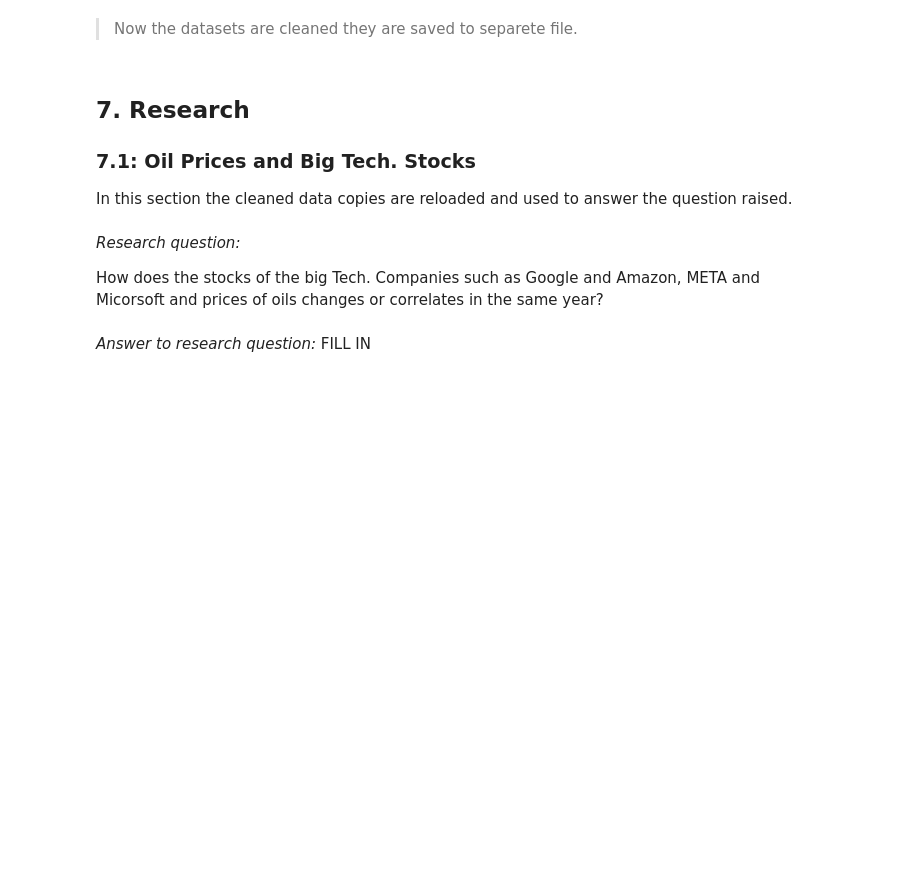
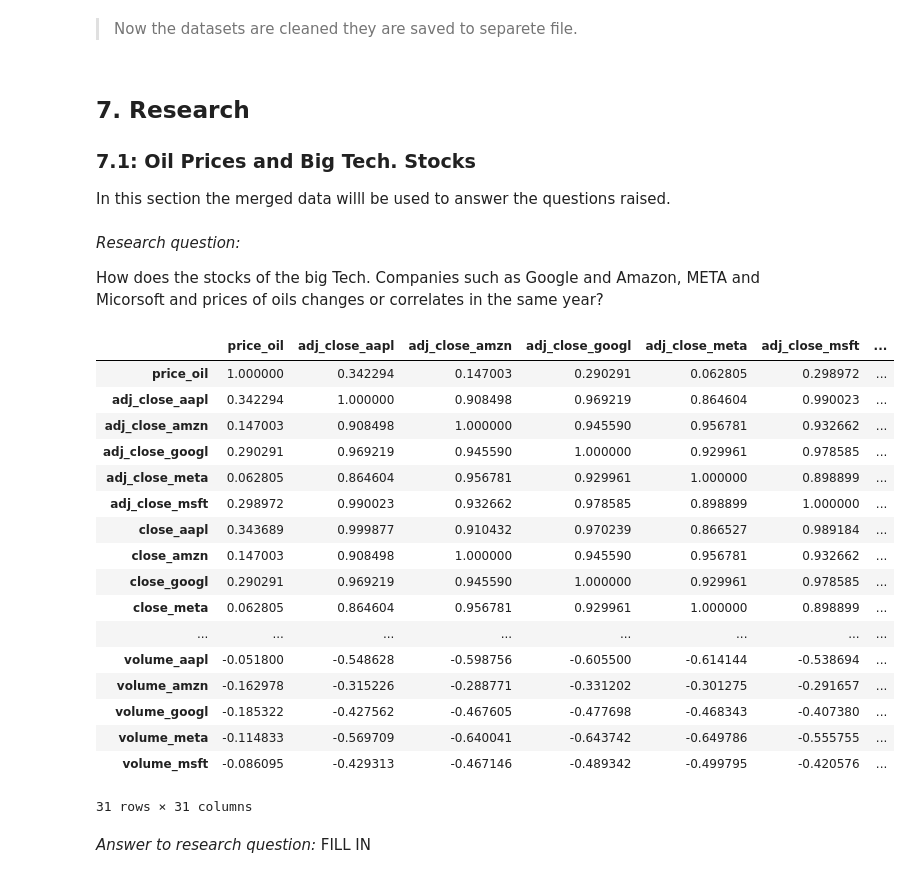
Before and after one commit to sondosaabed/Oil-vs-BigTech-stock-investigation, a Jupyter notebook: oil-bigTechCompanies-investigation.ipynb, the cells around one changed output. Saved outputs shown, nothing was run; the diff lists cells and outputs as text; code cells hidden in the pictures; blank space fills up the shorter version.

```diff
--- a/oil-bigTechCompanies-investigation.ipynb
+++ b/oil-bigTechCompanies-investigation.ipynb
@@ -645,3 +625,4 @@ def fill_area_name(row):
 # %%
 ## Let's apply the mapping into the area-name column
-oil_data_cleaned['area-name'] = oil_data_cleaned.apply(fill_area_name, axis=1)
+oil_data_cleaned.fillna(method='bfill', inplace=True) ## fillna with backward fill for META FB
+oil_data_cleaned.sample(5)
@@ -676,6 +666,9 @@ In the oil datsaet there were all of the datatypes are objects.
 # %%
 ## Apply the cleaning strategy which is use teh to_datetime
 oil_data_cleaned['period'] = pd.to_datetime(oil_data_cleaned['period'])
+# %%
+## change the datatype of the value column to numerical
+oil_data_cleaned['value'] = pd.to_numeric(oil_data_cleaned['value'])
 # %%
 ## to Validate the cleaning was successful used info
 oil_data_cleaned.info()
@@ -772,14 +767,16 @@ The cleaning here is done by applying the new mapping following the convention t
 ## axtracting the new names
 new_oils_names = {
     'period': 'date',
-    'duoarea': 'duoarea',
-    'area-name': 'area_name',
-    'product': 'product',
-    'product-name': 'product_name',
-    'series': 'series',
+    'duoarea': 'duoarea_oil',
+    'area-name': 'area_name_oil',
+    'product': 'oil_product_code',
+    'product-name': 'oil_product_name',
+    'series': 'oil_series',
     'process-name': 'process_name',
     'process': 'process',
-    'series-description': 'series_description'
+    'series-description': 'oil_series_description',
+    'value':'price_oil',
+    'units':'units'
 }
 new_oils_names
 # %% [output]
@@ -826,5 +826,5 @@ In the oil satasets the process-name and the process have only one unique value,
 # %%
-oil_data_cleaned.drop(columns=['process','process_name'],inplace=True)
+oil_data_cleaned.drop(columns=['process','process_name','units'],inplace=True)
 # %%
 oil_data_cleaned.columns
 # %% [output]
@@ -875,7 +876,7 @@ stocks_data_cleaned.to_csv('data/stock_data_cleaned.csv', index=False) ## store
 ## 7. Research
 
 ### **7.1:** Oil Prices and Big Tech. Stocks
-In this section the cleaned data copies are reloaded and used to answer the question raised.
+In this section the merged data willl be used to answer the questions raised.
 # %% [markdown]
 *Research question:*
 
@@ -883,6 +884,26 @@ How does the stocks of the big Tech. Companies such as Google and Amazon, META a
 # %%
 ## Visual 1 - FILL IN
 ## Plotting the corrleation matrix
+merged_data.corr(numeric_only=True)
+# %% [output]
+|  | price_oil | adj_close_aapl | adj_close_amzn | adj_close_googl | adj_close_meta | adj_close_msft | ... |
+| price_oil | 1.000000 | 0.342294 | 0.147003 | 0.290291 | 0.062805 | 0.298972 | ... |
+| adj_close_aapl | 0.342294 | 1.000000 | 0.908498 | 0.969219 | 0.864604 | 0.990023 | ... |
+| adj_close_amzn | 0.147003 | 0.908498 | 1.000000 | 0.945590 | 0.956781 | 0.932662 | ... |
+| adj_close_googl | 0.290291 | 0.969219 | 0.945590 | 1.000000 | 0.929961 | 0.978585 | ... |
+| adj_close_meta | 0.062805 | 0.864604 | 0.956781 | 0.929961 | 1.000000 | 0.898899 | ... |
+| adj_close_msft | 0.298972 | 0.990023 | 0.932662 | 0.978585 | 0.898899 | 1.000000 | ... |
+| close_aapl | 0.343689 | 0.999877 | 0.910432 | 0.970239 | 0.866527 | 0.989184 | ... |
+| close_amzn | 0.147003 | 0.908498 | 1.000000 | 0.945590 | 0.956781 | 0.932662 | ... |
+| close_googl | 0.290291 | 0.969219 | 0.945590 | 1.000000 | 0.929961 | 0.978585 | ... |
+| close_meta | 0.062805 | 0.864604 | 0.956781 | 0.929961 | 1.000000 | 0.898899 | ... |
+| ... | ... | ... | ... | ... | ... | ... | ... |
+| volume_aapl | -0.051800 | -0.548628 | -0.598756 | -0.605500 | -0.614144 | -0.538694 | ... |
+| volume_amzn | -0.162978 | -0.315226 | -0.288771 | -0.331202 | -0.301275 | -0.291657 | ... |
+| volume_googl | -0.185322 | -0.427562 | -0.467605 | -0.477698 | -0.468343 | -0.407380 | ... |
+| volume_meta | -0.114833 | -0.569709 | -0.640041 | -0.643742 | -0.649786 | -0.555755 | ... |
+| volume_msft | -0.086095 | -0.429313 | -0.467146 | -0.489342 | -0.499795 | -0.420576 | ... |
+31 rows × 31 columns
 # %% [markdown]
 *Answer to research question:* FILL IN
 # %%
```
Also changed, not shown: parts of 44 cells of this notebook, 4 other files.
